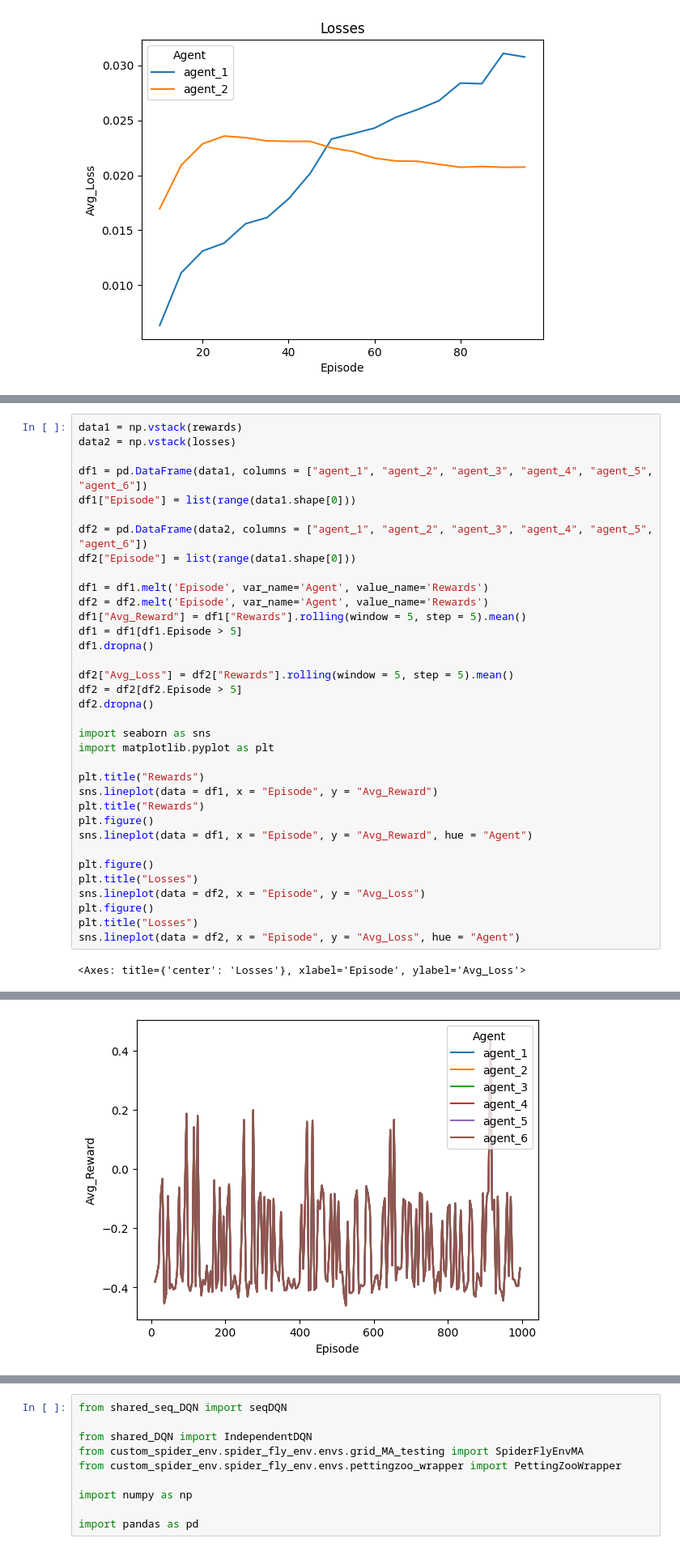
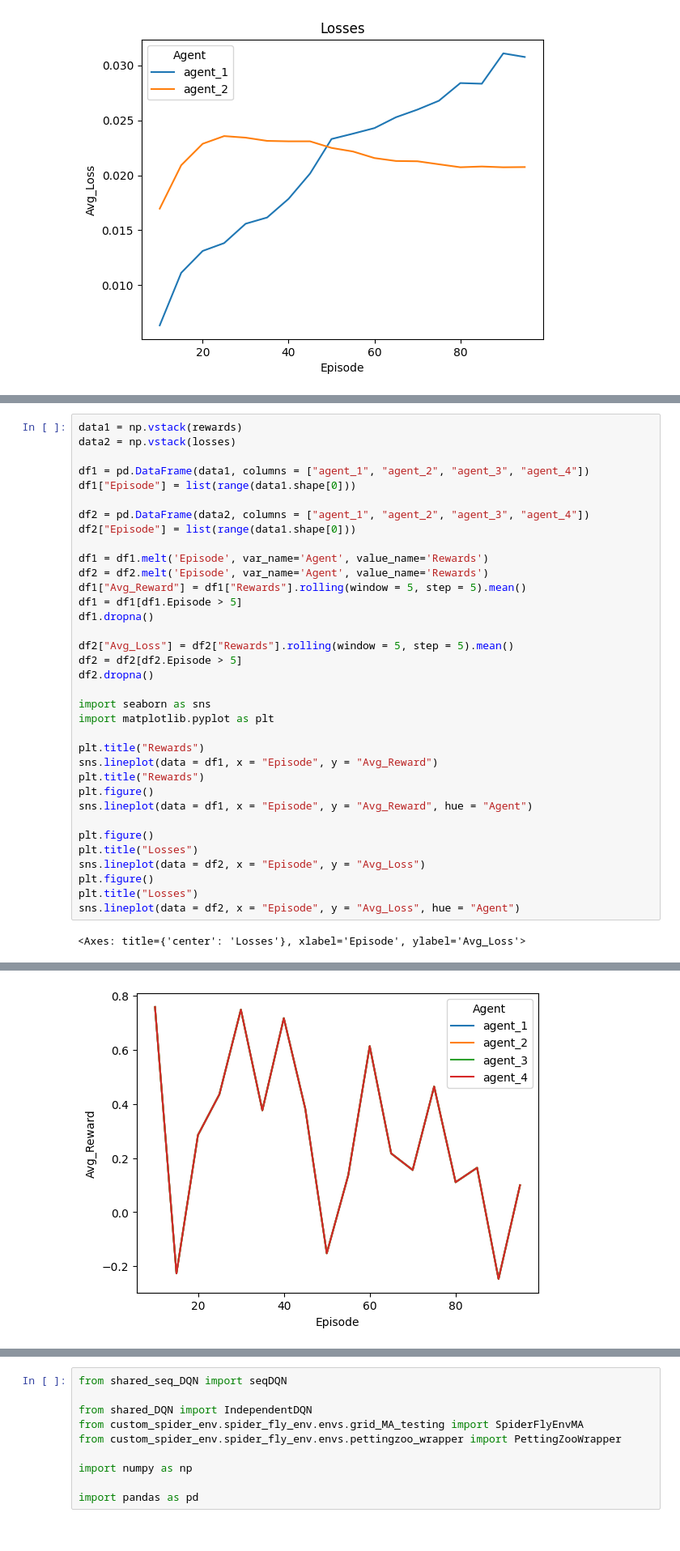
Before and after one commit to hkolstee/masterThesis, a Jupyter notebook: test_DQN.ipynb, the cells around one changed output, grey strips where cells are left out. Shown at 81% size. Drawn from its saved outputs; the diff is of its cells as text.

```diff
--- a/test_DQN.ipynb
+++ b/test_DQN.ipynb
@@ -361,10 +378,10 @@ KeyboardInterrupt:
 data1 = np.vstack(rewards)
 data2 = np.vstack(losses)
 
-df1 = pd.DataFrame(data1, columns = ["agent_1", "agent_2", "agent_3", "agent_4", "agent_5", "agent_6"])
+df1 = pd.DataFrame(data1, columns = ["agent_1", "agent_2", "agent_3", "agent_4"])
 df1["Episode"] = list(range(data1.shape[0]))
 
-df2 = pd.DataFrame(data2, columns = ["agent_1", "agent_2", "agent_3", "agent_4", "agent_5", "agent_6"])
+df2 = pd.DataFrame(data2, columns = ["agent_1", "agent_2", "agent_3", "agent_4"])
 df2["Episode"] = list(range(data1.shape[0]))
 
 df1 = df1.melt('Episode', var_name='Agent', value_name='Rewards')
@@ -398 +415 @@ sns.lineplot(data = df2, x = "Episode", y = "Avg_Loss", hue = "Agent")
-[figure, old version]
+[figure, new version]
```
Also changed, not shown: parts of 8 cells of this notebook, 5 other files.
